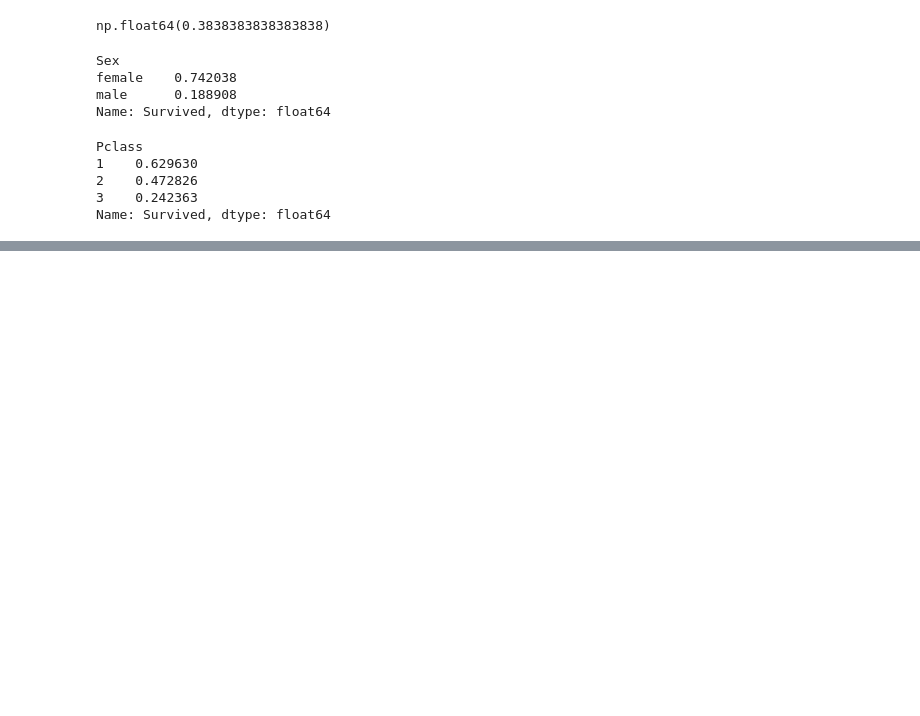
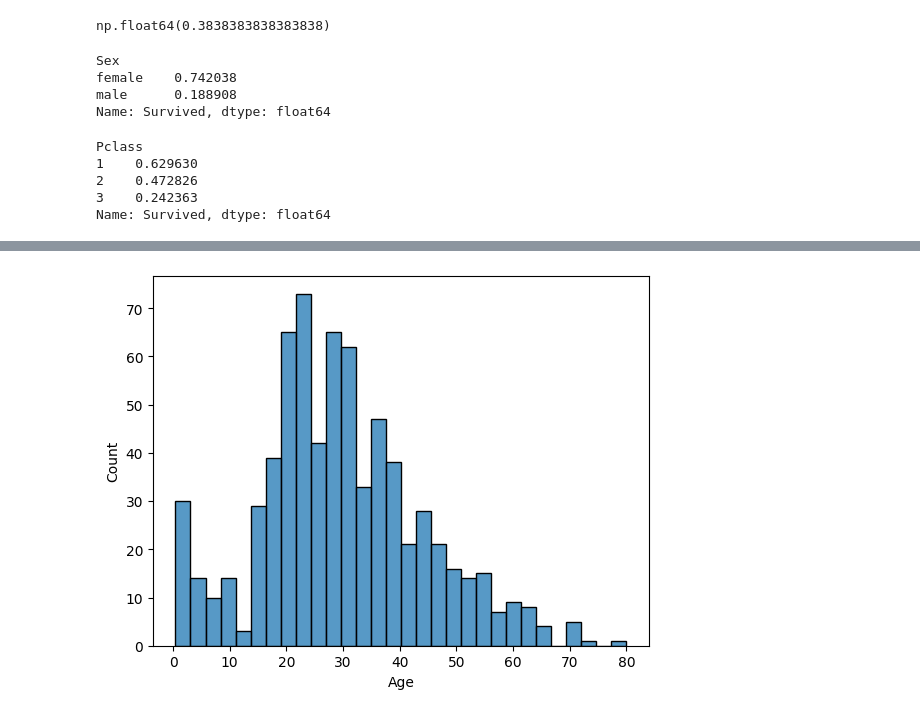
Before and after one commit to KickOutFury/AI-STUDY, a Jupyter notebook: KAGGLE/titanic/titanic_eda.ipynb, the cells around one changed output, grey strips where cells are left out. Saved outputs shown, nothing was run; the diff lists cells and outputs as text; code cells hidden in the pictures; blank space fills up the shorter version.

```diff
--- a/KAGGLE/titanic/titanic_eda.ipynb
+++ b/KAGGLE/titanic/titanic_eda.ipynb
@@ -88,0 +140,2 @@ Name: Survived, dtype: float64
+# %%
+train["Title"] = train["Name"].str.extract (r" ([A-Za-z]+)\.")
@@ -88,0 +164,6 @@ Name: Survived, dtype: float64
+# %%
+train["Title"] = train["Title"].replace(['Lady','Countess','Capt','Col','Don','Dr','Major','Rev','Sir','Jonkheer','Dona'],'Rare')
+train["Title"] = train["Title"].replace('Mlle','Miss')
+train["Title"] = train["Title"].replace('Ms','Miss')
+train["Title"] = train["Title"].replace('Mme','Mrs')
+train["FamilySize"] = train["SibSp"] + train["Parch"] + 1
@@ -88,0 +180,5 @@ Name: Survived, dtype: float64
+# %%
+sns.histplot(train["Age"], bins=30)
+plt.show()
+# %% [output]
+[figure, added]
```
Also changed, not shown: parts of 9 cells of this notebook.
